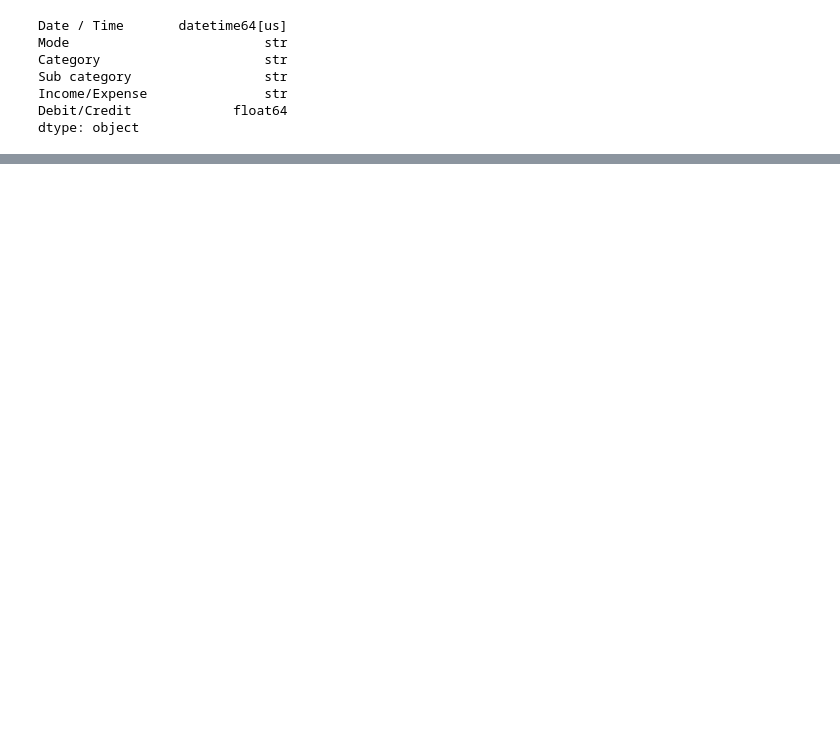
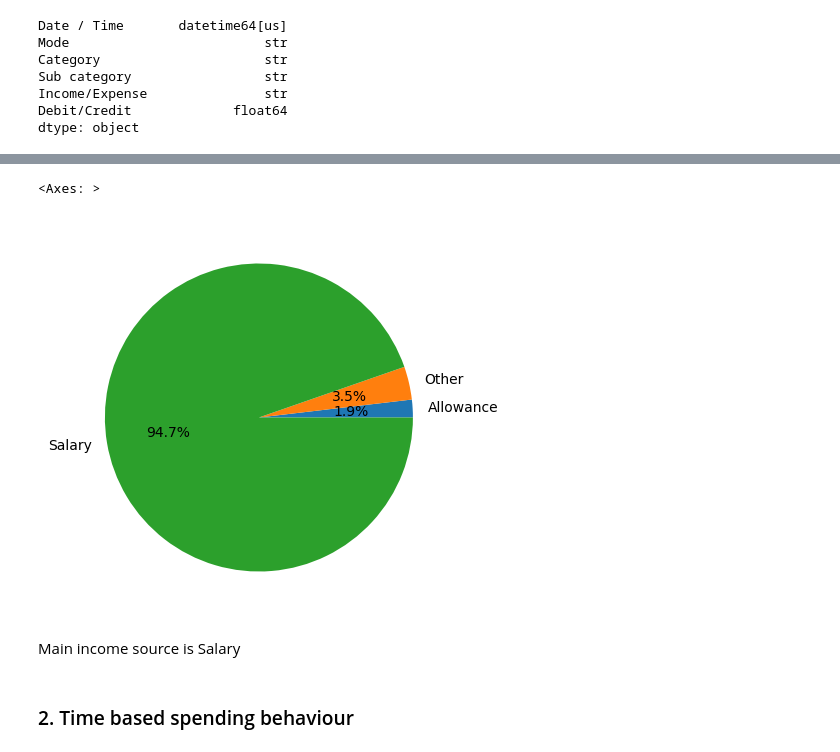
Before and after one commit to urjadd/behavioural-finance-analyser, a Jupyter notebook: notebooks/01_EDA_initial_analysis.ipynb, the cells around one changed output, grey strips where cells are left out. Saved outputs shown, nothing was run; the diff lists cells and outputs as text; code cells hidden in the pictures; blank space fills up the shorter version.

```diff
--- a/notebooks/01_EDA_initial_analysis.ipynb
+++ b/notebooks/01_EDA_initial_analysis.ipynb
@@ -56,0 +203,5 @@ fin_df.head()
+# %%
+income.groupby('Category')['transaction_amount'].sum().plot(kind = 'pie', autopct = '%1.1f%%', figsize = (12,5))
+# %% [output]
+<Axes: >
+[figure, added]
@@ -56,0 +217,4 @@ fin_df.head()
+# %% [markdown]
+Main income source is Salary
+# %% [markdown]
+### 2. Time based spending behaviour
```
Also changed, not shown: parts of 69 cells of this notebook.
